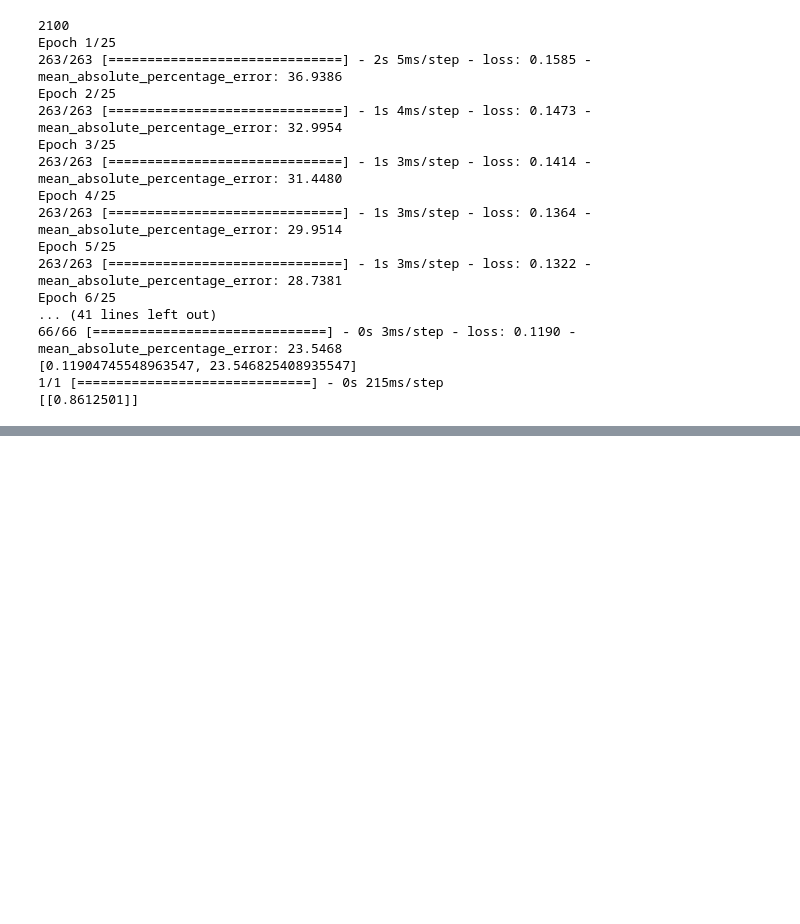
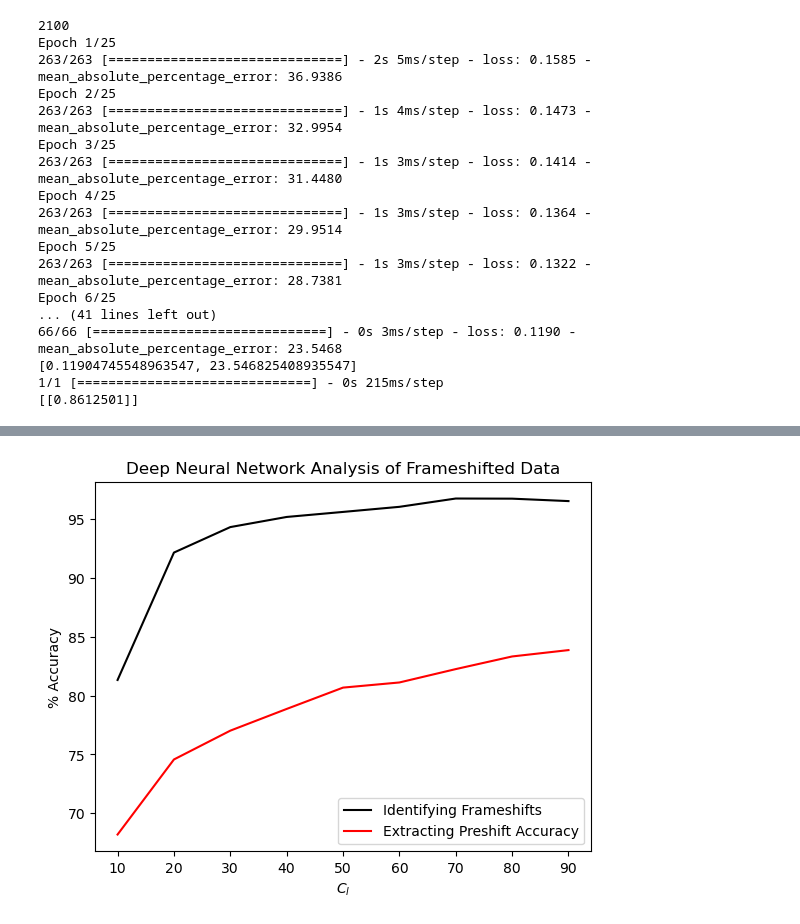
Before and after one commit to akhil-ganesan/Frameshift-Mutation-Detector, a Jupyter notebook: Frameshift Detector-Unshifter.ipynb, the cells around one changed output, grey strips where cells are left out. Cells and saved outputs as stored; diff of their text form; code cells hidden in the pictures; blank space fills up the shorter version.

Commit message:
Added 3 Prediction Datasets & Graph

```diff
--- a/Frameshift Detector-Unshifter.ipynb
+++ b/Frameshift Detector-Unshifter.ipynb
@@ -99,13 +99,14 @@ def detectFrameshift(input_list):
     model.fit(ansInputTrain, ansOutputTrain, epochs=25)
 
     print(model.evaluate(ansInputTrain, ansOutputTrain))
-    print(model.evaluate(ansInputTest, ansOutputTest))
+    x = model.evaluate(ansInputTest, ansOutputTest)
+    print(x)
 
     pred = model.predict([input_list])
 
-    print(pred)
+    #print(pred)
 
-    return pred
+    return x
 # %%
 # Method that builds a neural network to predict the initial accuracy of a frameshifted input list
 # input_list must either contain 1 or 0s according to whether it matches the key list
@@ -397,0 +603,21 @@ Epoch 6/25
+# %%
+import matplotlib.pyplot as plt
+
+def graph(x, y, z):
+    plt.plot(x, y, label = "Identifying Frameshifts", color='k')
+    plt.plot(x, z, label = "Extracting Preshift Accuracy", color='r')
+
+    plt.xlabel('$C_l$')
+    plt.ylabel('% Accuracy')
+    plt.title('Deep Neural Network Analysis of Frameshifted Data')
+    plt.legend(loc="lower right")
+    plt.savefig('graph.pdf')
+    plt.show()
+# %%
+pred1 = [0.8133333325386047, 0.92166668176651, 0.9433333277702332, 0.9519444704055786, 0.9562222361564636, 0.9605555534362793, 0.9676190614700317, 0.9674999713897705, 0.9654321074485779]
+pred2 = [68.19229507446289, 74.57408332824707, 77.02425575256348, 78.87024307250977, 80.6839427947998, 81.12118911743164, 82.2581958770752, 83.3323745727539, 83.8734188079834]
+# %%
+for i in range(len(pred1)):
+    pred1[i] = 100*pred1[i]
+
+pred1
@@ -397,0 +634,4 @@ Epoch 6/25
+# %%
+graph(range(10, len(pred1)*10+10, 10), pred1, pred2)
+# %% [output]
+[figure, added]
```
Also changed, not shown: parts of 12 cells of this notebook, 2 other files.
